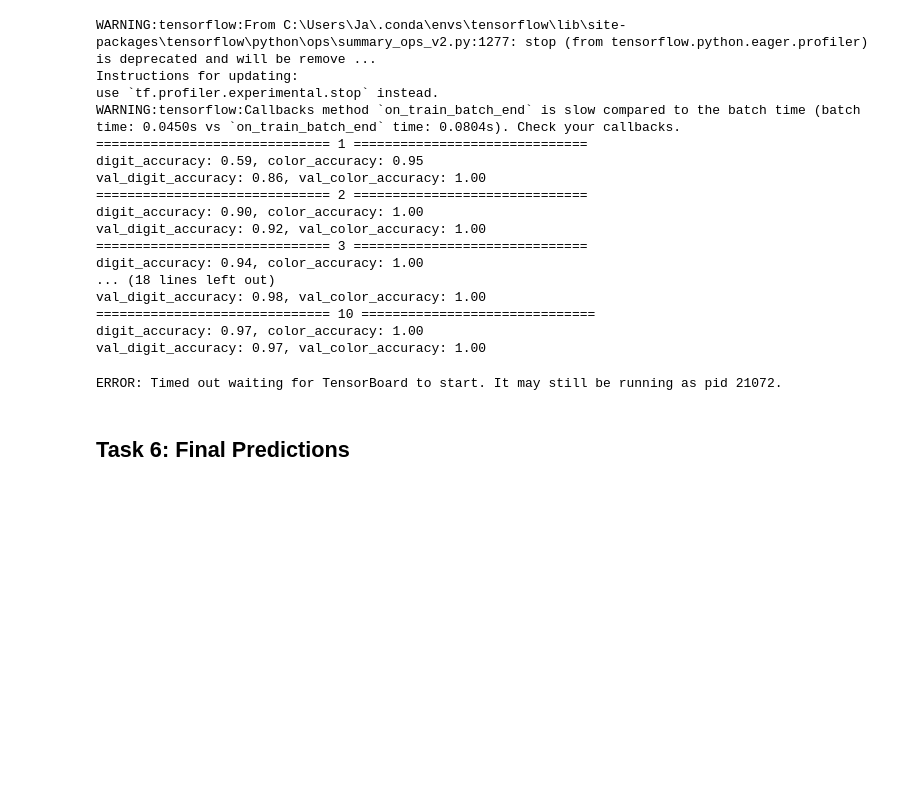
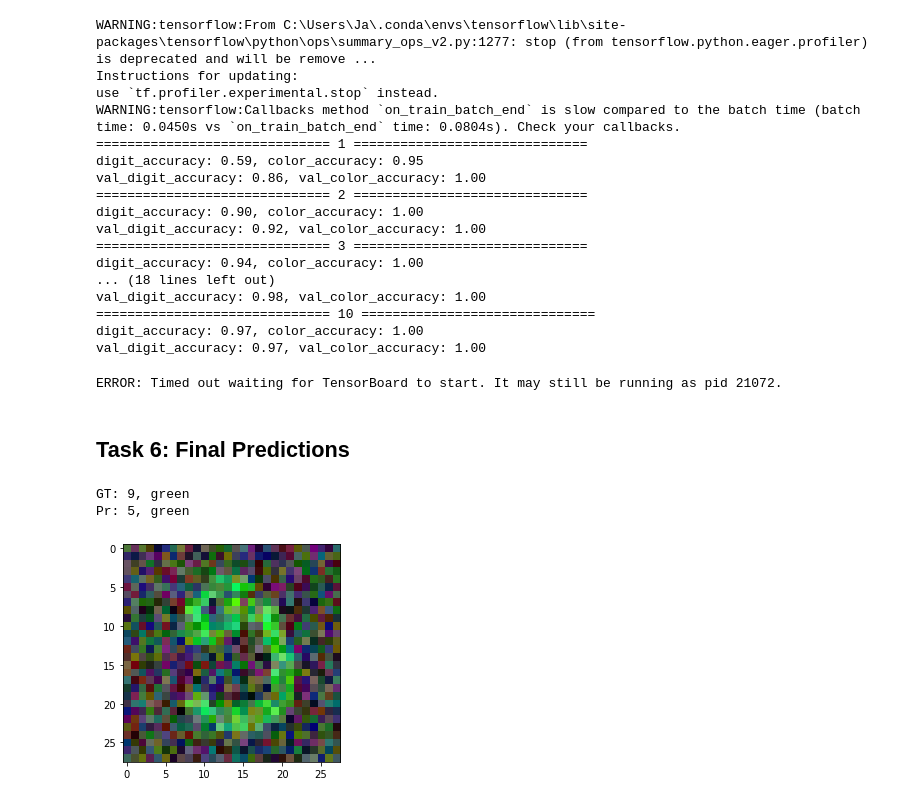
Before and after one commit to bartlomiejzych/Creating-Multi-Task-Models-With-Keras, a Jupyter notebook: CreatingMultiTaskModelsWithKeras.ipynb, the cells around one changed output. Drawn from its saved outputs; the diff is of its cells as text; code cells hidden in the pictures; blank space fills up the shorter version.

Commit message:
Visualized the final predictions

```diff
--- a/CreatingMultiTaskModelsWithKeras.ipynb
+++ b/CreatingMultiTaskModelsWithKeras.ipynb
@@ -200,3 +200,9 @@ def test_model(show=True):
 
 
 test = generate_data(x_test, y_test, batch_size=1)
+# %%
+test_model()
+# %% [output]
+GT: 9, green
+Pr: 5, green
+[figure, added]
```
Also changed, not shown: parts of 1 cell of this notebook.
